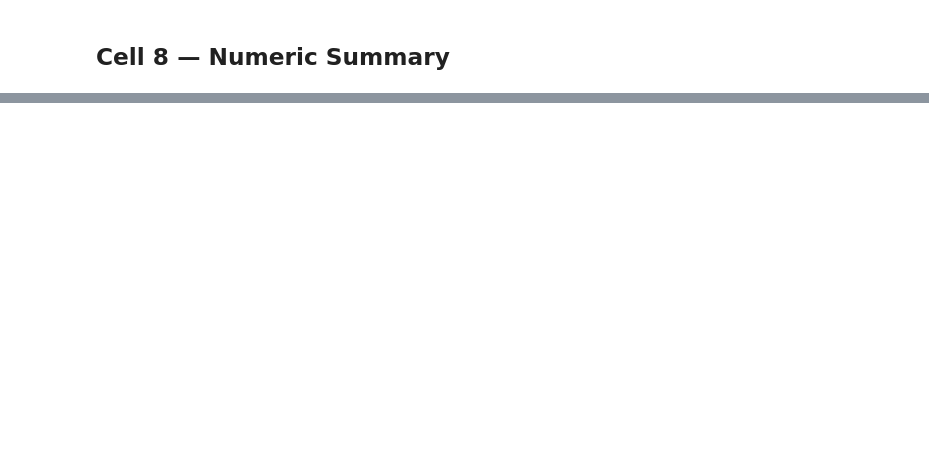
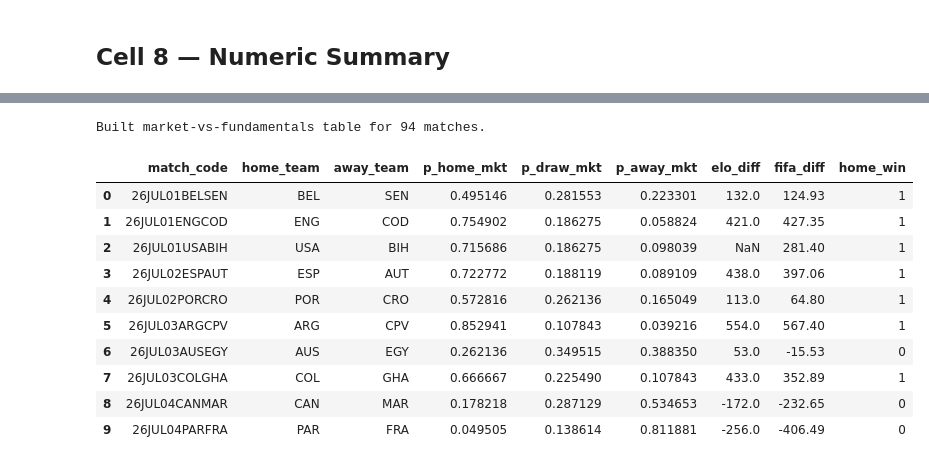
Before and after one commit to phat-henry-diep/kalshi-worldcup-markets, a Jupyter notebook: Kalshi_WorldCup_EDA.ipynb, the cells around one changed output, grey strips where cells are left out. Saved outputs shown, nothing was run; the diff lists cells and outputs as text; code cells hidden in the pictures; blank space fills up the shorter version.

```diff
--- a/Kalshi_WorldCup_EDA.ipynb
+++ b/Kalshi_WorldCup_EDA.ipynb
@@ -399,0 +524,56 @@ scorers                                 NaN
+# %%
+# --- Pre-kickoff market probabilities per match ---------------------------
+def _last_prekickoff(df: pd.DataFrame, kickoff) -> pd.DataFrame:
+    """Rows at the latest timestamp at or before kickoff (else the last row)."""
+    if kickoff is not None and pd.notna(kickoff):
+        pre = df[df["t"] <= kickoff]
+        use = pre if not pre.empty else df
+    else:
+        use = df
+    return use[use["t"] == use["t"].max()]
+
+
+def prekickoff_market_probs(code: str) -> dict:
+    """De-vigged pre-kickoff P(home/draw/away win) + fundamentals for one match."""
+    prices, feats = load_prices(code), load_features(code)
+    if prices is None or feats is None:
+        return None
+    mw = prices[prices["contract_type"] == "match_winner"].copy()
+    if mw.empty:
+        return None
+    mw["mid"] = _mid_price(mw)
+    kickoff = pd.to_datetime(feats.get("kickoff_utc"), utc=True, errors="coerce")
+    snap = _last_prekickoff(mw, kickoff)
+    mids = {str(r["ticker"]).split("-")[-1]: r["mid"] for _, r in snap.iterrows()}
+    home, away = str(feats.get("home_team")), str(feats.get("away_team"))
+    ph, pa, pt = mids.get(home), mids.get(away), mids.get("TIE")
+    vals = [x for x in (ph, pa, pt) if x is not None and not pd.isna(x)]
+    tot = sum(vals)
+    if not tot:
+        return None
+    nz = lambda x: (x / tot) if (x is not None and not pd.isna(x)) else None
+    return {
+        "match_code": code, "home_team": home, "away_team": away,
+        "p_home_mkt": nz(ph), "p_draw_mkt": nz(pt), "p_away_mkt": nz(pa),
+        "elo_diff": feats.get("elo_diff"), "fifa_diff": feats.get("fifa_diff"),
+        "home_win": 1 if str(feats.get("winner")) == home else 0,
+    }
+
+
+mvf = pd.DataFrame(
+    [r for r in (prekickoff_market_probs(c) for c in list_matches()) if r])
+print(f"Built market-vs-fundamentals table for {len(mvf)} matches.")
+mvf.head(10)
+# %% [output]
+Built market-vs-fundamentals table for 94 matches.
+|  | match_code | home_team | away_team | p_home_mkt | p_draw_mkt | p_away_mkt | elo_diff | fifa_diff | home_win |
+| 0 | 26JUL01BELSEN | BEL | SEN | 0.495146 | 0.281553 | 0.223301 | 132.0 | 124.93 | 1 |
+| 1 | 26JUL01ENGCOD | ENG | COD | 0.754902 | 0.186275 | 0.058824 | 421.0 | 427.35 | 1 |
+| 2 | 26JUL01USABIH | USA | BIH | 0.715686 | 0.186275 | 0.098039 | NaN | 281.40 | 1 |
+| 3 | 26JUL02ESPAUT | ESP | AUT | 0.722772 | 0.188119 | 0.089109 | 438.0 | 397.06 | 1 |
+| 4 | 26JUL02PORCRO | POR | CRO | 0.572816 | 0.262136 | 0.165049 | 113.0 | 64.80 | 1 |
+| 5 | 26JUL03ARGCPV | ARG | CPV | 0.852941 | 0.107843 | 0.039216 | 554.0 | 567.40 | 1 |
+| 6 | 26JUL03AUSEGY | AUS | EGY | 0.262136 | 0.349515 | 0.388350 | 53.0 | -15.53 | 0 |
+| 7 | 26JUL03COLGHA | COL | GHA | 0.666667 | 0.225490 | 0.107843 | 433.0 | 352.89 | 1 |
+| 8 | 26JUL04CANMAR | CAN | MAR | 0.178218 | 0.287129 | 0.534653 | -172.0 | -232.65 | 0 |
+| 9 | 26JUL04PARFRA | PAR | FRA | 0.049505 | 0.138614 | 0.811881 | -256.0 | -406.49 | 0 |
```
Also changed, not shown: parts of 11 cells of this notebook, 2 other files.
